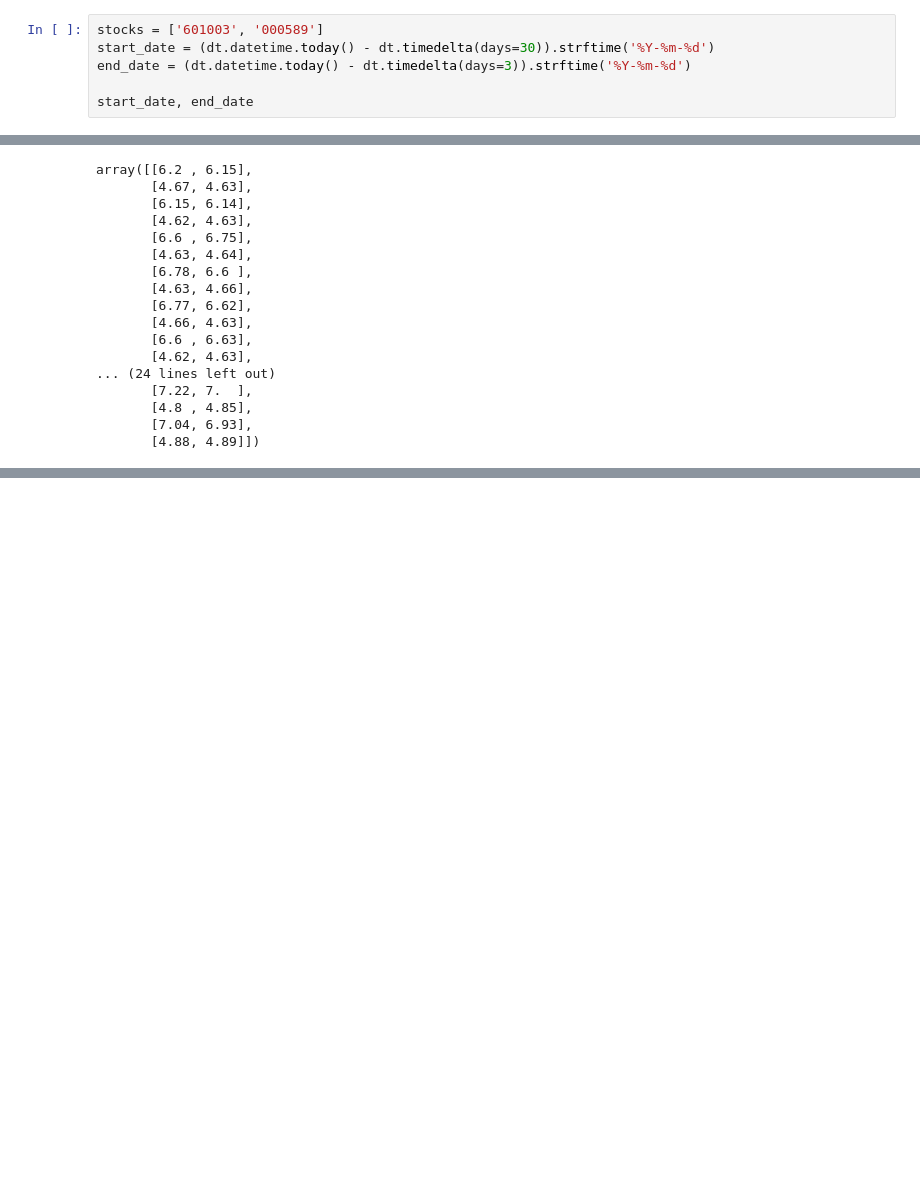
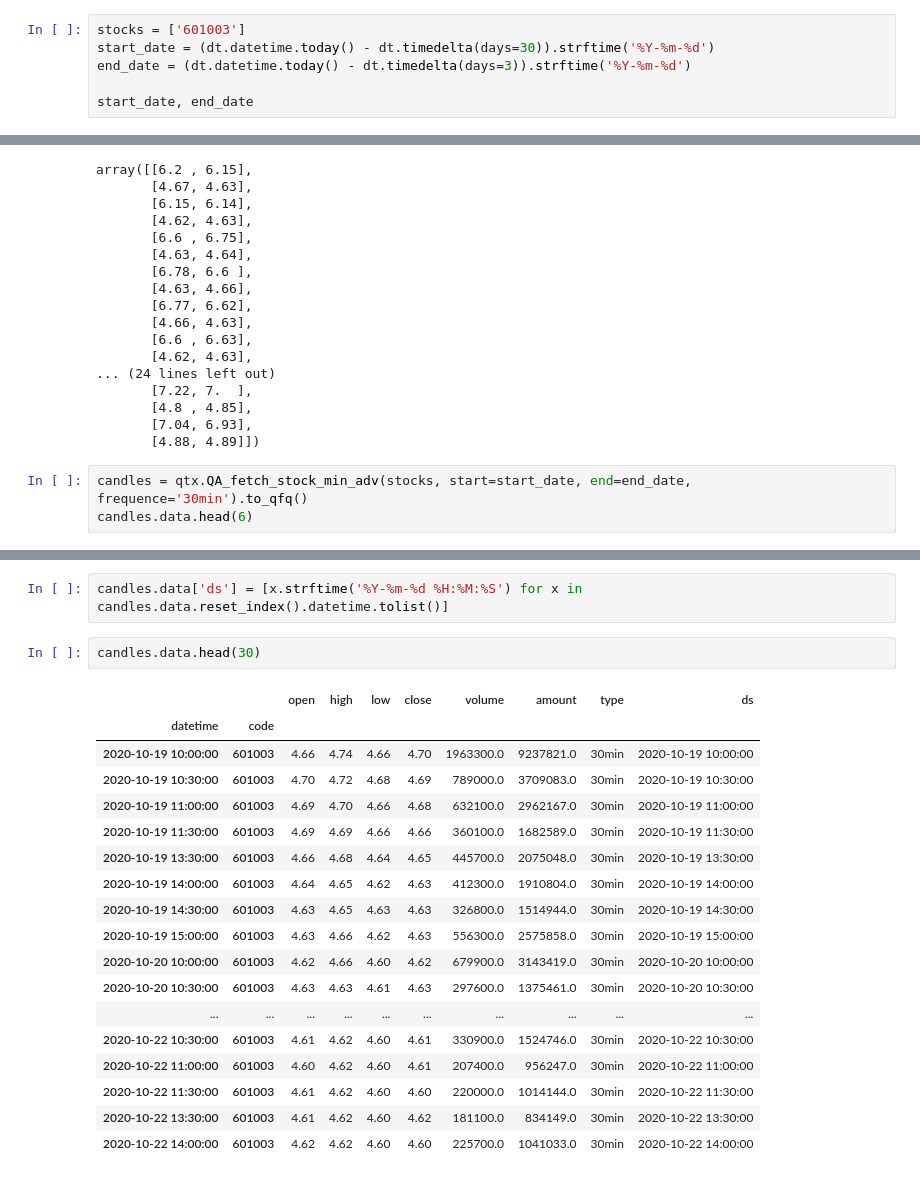
Before and after one commit to musicx/new_stock_test, a Jupyter notebook: stock_model/notebook/revise_api.ipynb, the cells around one changed output, grey strips where cells are left out. Saved outputs shown, nothing was run; the diff lists cells and outputs as text; blank space fills up the shorter version.

```diff
--- a/stock_model/notebook/revise_api.ipynb
+++ b/stock_model/notebook/revise_api.ipynb
@@ -16,7 +16,7 @@ CurrentConfig.NOTEBOOK_TYPE = NotebookType.JUPYTER_NOTEBOOK
 # %% [output]
 ImportError: cannot import name 'CurrentConfig' from 'pyecharts' (C:\MyProgram\anaconda\envs\quant\lib\site-packages\pyecharts\__init__.py)
 # %%
-stocks = ['601003', '000589']
+stocks = ['601003']
 start_date = (dt.datetime.today() - dt.timedelta(days=30)).strftime('%Y-%m-%d')
 end_date = (dt.datetime.today() - dt.timedelta(days=3)).strftime('%Y-%m-%d')
 
@@ -96,3 +96,6 @@ array([[6.2 , 6.15],
        [4.8 , 4.85],
        [7.04, 6.93],
        [4.88, 4.89]])
+# %%
+candles = qtx.QA_fetch_stock_min_adv(stocks, start=start_date, end=end_date, frequence='30min').to_qfq()
+candles.data.head(6)
@@ -98,0 +111,23 @@ array([[6.2 , 6.15],
+# %%
+candles.data['ds'] = [x.strftime('%Y-%m-%d %H:%M:%S') for x in candles.data.reset_index().datetime.tolist()]
+# %%
+candles.data.head(30)
+# %% [output]
+|  |  | open | high | low | close | volume | amount | type | ds |
+| datetime | code |  |  |  |  |  |  |  |  |
+| 2020-10-19 10:00:00 | 601003 | 4.66 | 4.74 | 4.66 | 4.70 | 1963300.0 | 9237821.0 | 30min | 2020-10-19 10:00:00 |
+| 2020-10-19 10:30:00 | 601003 | 4.70 | 4.72 | 4.68 | 4.69 | 789000.0 | 3709083.0 | 30min | 2020-10-19 10:30:00 |
+| 2020-10-19 11:00:00 | 601003 | 4.69 | 4.70 | 4.66 | 4.68 | 632100.0 | 2962167.0 | 30min | 2020-10-19 11:00:00 |
+| 2020-10-19 11:30:00 | 601003 | 4.69 | 4.69 | 4.66 | 4.66 | 360100.0 | 1682589.0 | 30min | 2020-10-19 11:30:00 |
+| 2020-10-19 13:30:00 | 601003 | 4.66 | 4.68 | 4.64 | 4.65 | 445700.0 | 2075048.0 | 30min | 2020-10-19 13:30:00 |
+| 2020-10-19 14:00:00 | 601003 | 4.64 | 4.65 | 4.62 | 4.63 | 412300.0 | 1910804.0 | 30min | 2020-10-19 14:00:00 |
+| 2020-10-19 14:30:00 | 601003 | 4.63 | 4.65 | 4.63 | 4.63 | 326800.0 | 1514944.0 | 30min | 2020-10-19 14:30:00 |
+| 2020-10-19 15:00:00 | 601003 | 4.63 | 4.66 | 4.62 | 4.63 | 556300.0 | 2575858.0 | 30min | 2020-10-19 15:00:00 |
+| 2020-10-20 10:00:00 | 601003 | 4.62 | 4.66 | 4.60 | 4.62 | 679900.0 | 3143419.0 | 30min | 2020-10-20 10:00:00 |
+| 2020-10-20 10:30:00 | 601003 | 4.63 | 4.63 | 4.61 | 4.63 | 297600.0 | 1375461.0 | 30min | 2020-10-20 10:30:00 |
+| ... | ... | ... | ... | ... | ... | ... | ... | ... | ... |
+| 2020-10-22 10:30:00 | 601003 | 4.61 | 4.62 | 4.60 | 4.61 | 330900.0 | 1524746.0 | 30min | 2020-10-22 10:30:00 |
+| 2020-10-22 11:00:00 | 601003 | 4.60 | 4.62 | 4.60 | 4.61 | 207400.0 | 956247.0 | 30min | 2020-10-22 11:00:00 |
+| 2020-10-22 11:30:00 | 601003 | 4.61 | 4.62 | 4.60 | 4.60 | 220000.0 | 1014144.0 | 30min | 2020-10-22 11:30:00 |
+| 2020-10-22 13:30:00 | 601003 | 4.61 | 4.62 | 4.60 | 4.62 | 181100.0 | 834149.0 | 30min | 2020-10-22 13:30:00 |
+| 2020-10-22 14:00:00 | 601003 | 4.62 | 4.62 | 4.60 | 4.60 | 225700.0 | 1041033.0 | 30min | 2020-10-22 14:00:00 |
```
Also changed, not shown: parts of 3 cells of this notebook, 3 other files.
